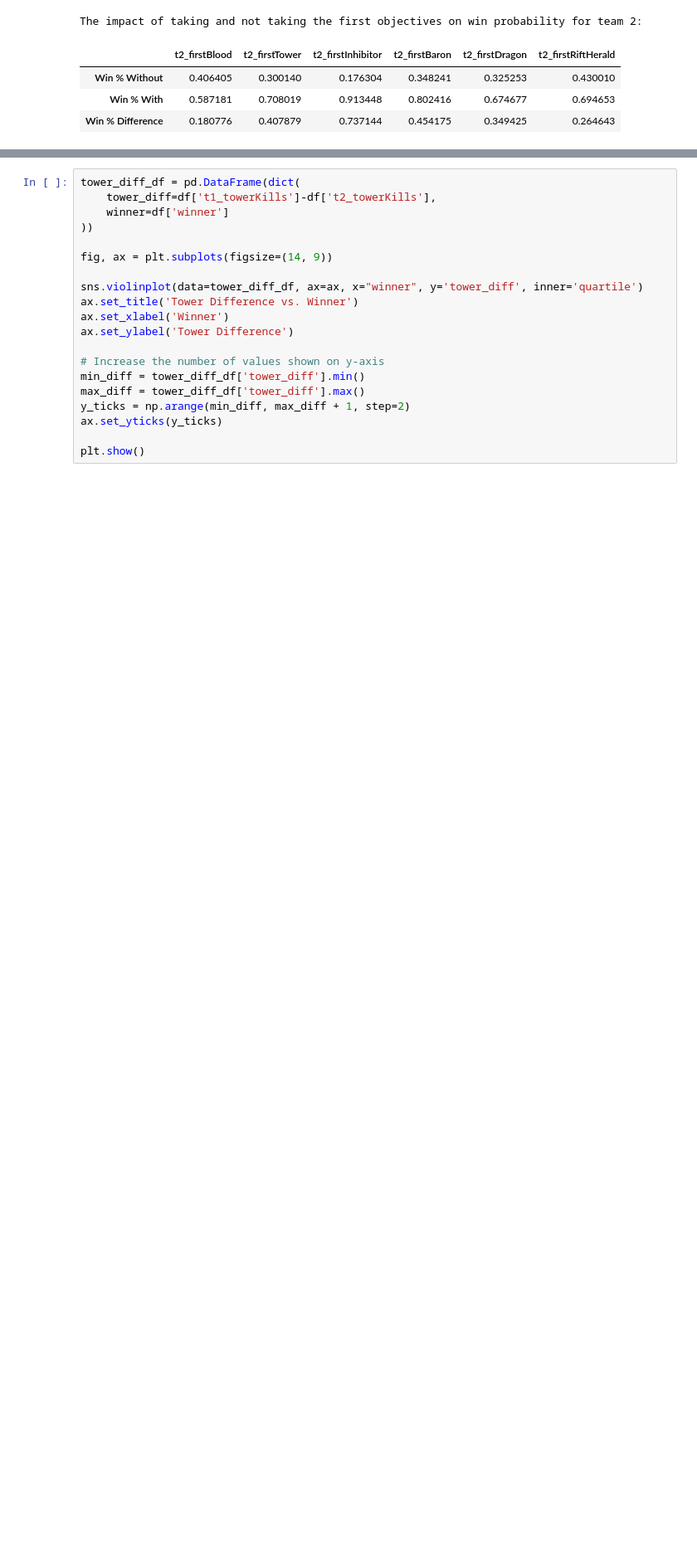
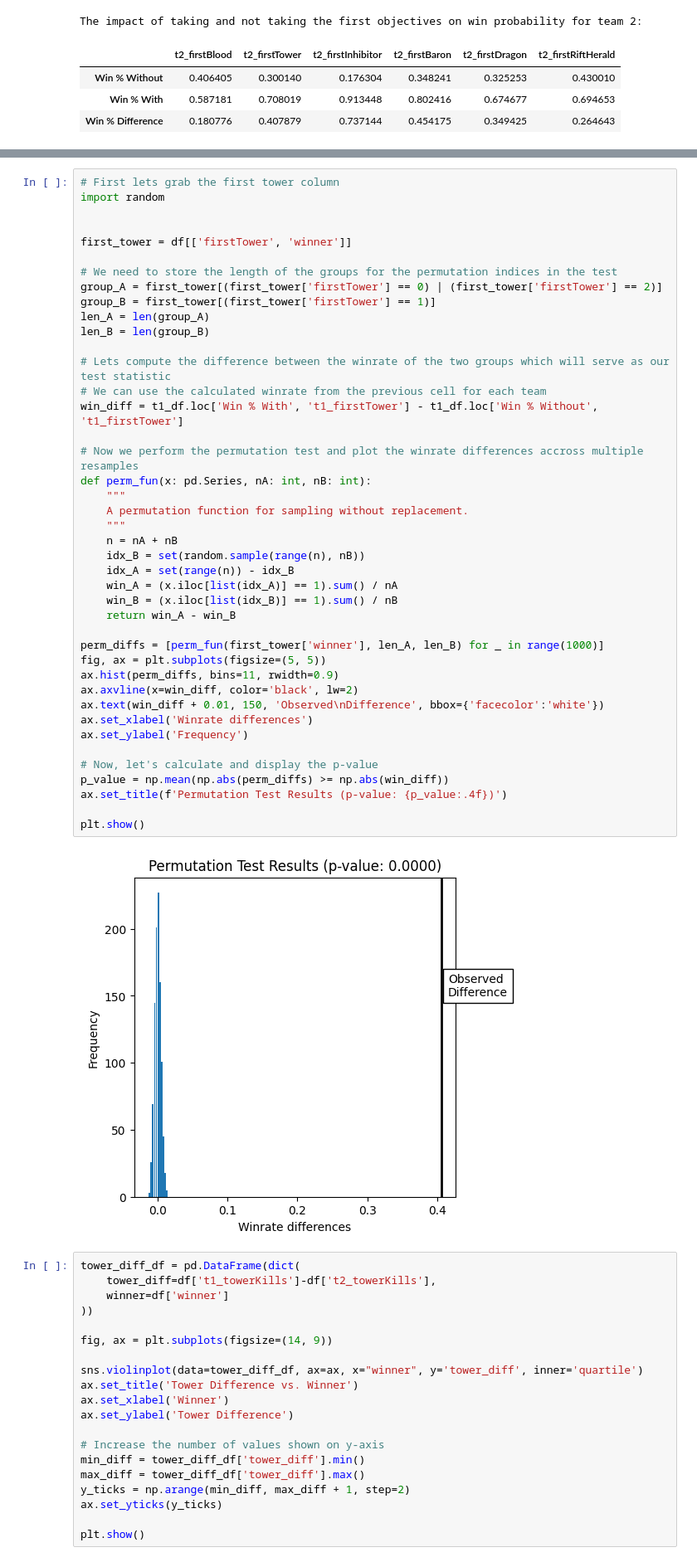
Before and after one commit to jadosh123/lol-ranked-game-predictor, a Jupyter notebook: data_exploration.ipynb, the cells around one changed output, grey strips where cells are left out. Shown at 83% size. Cells and saved outputs as stored; diff of their text form; blank space fills up the shorter version.

Commit message:
Adds a A/B permutation test for first tower impact on increased win chance

```diff
--- a/data_exploration.ipynb
+++ b/data_exploration.ipynb
@@ -175,3 +177,47 @@ The impact of taking and not taking the first objectives on win probability for
+# %%
+# First lets grab the first tower column
+import random
+
+
+first_tower = df[['firstTower', 'winner']]
+
+# We need to store the length of the groups for the permutation indices in the test
+group_A = first_tower[(first_tower['firstTower'] == 0) | (first_tower['firstTower'] == 2)]
+group_B = first_tower[(first_tower['firstTower'] == 1)]
+len_A = len(group_A)
+len_B = len(group_B)
+
+# Lets compute the difference between the winrate of the two groups which will serve as our test statistic
+# We can use the calculated winrate from the previous cell for each team
+win_diff = t1_df.loc['Win % With', 't1_firstTower'] - t1_df.loc['Win % Without', 't1_firstTower']
+
+# Now we perform the permutation test and plot the winrate differences accross multiple resamples
+def perm_fun(x: pd.Series, nA: int, nB: int):
+    """
+    A permutation function for sampling without replacement.
+    """
+    n = nA + nB
+    idx_B = set(random.sample(range(n), nB))
+    idx_A = set(range(n)) - idx_B
+    win_A = (x.iloc[list(idx_A)] == 1).sum() / nA
+    win_B = (x.iloc[list(idx_B)] == 1).sum() / nB
+    return win_A - win_B
+
+perm_diffs = [perm_fun(first_tower['winner'], len_A, len_B) for _ in range(1000)]
+fig, ax = plt.subplots(figsize=(5, 5))
+ax.hist(perm_diffs, bins=11, rwidth=0.9)
+ax.axvline(x=win_diff, color='black', lw=2)
+ax.text(win_diff + 0.01, 150, 'Observed\nDifference', bbox={'facecolor':'white'})
+ax.set_xlabel('Winrate differences')
+ax.set_ylabel('Frequency')
+
+# Now, let's calculate and display the p-value
+p_value = np.mean(np.abs(perm_diffs) >= np.abs(win_diff))
+ax.set_title(f'Permutation Test Results (p-value: {p_value:.4f})')
+
+plt.show()
+# %% [output]
+[figure, added]
 # %%
 tower_diff_df = pd.DataFrame(dict(
     tower_diff=df['t1_towerKills']-df['t2_towerKills'],
```
Also changed, not shown: parts of 1 cell of this notebook.
